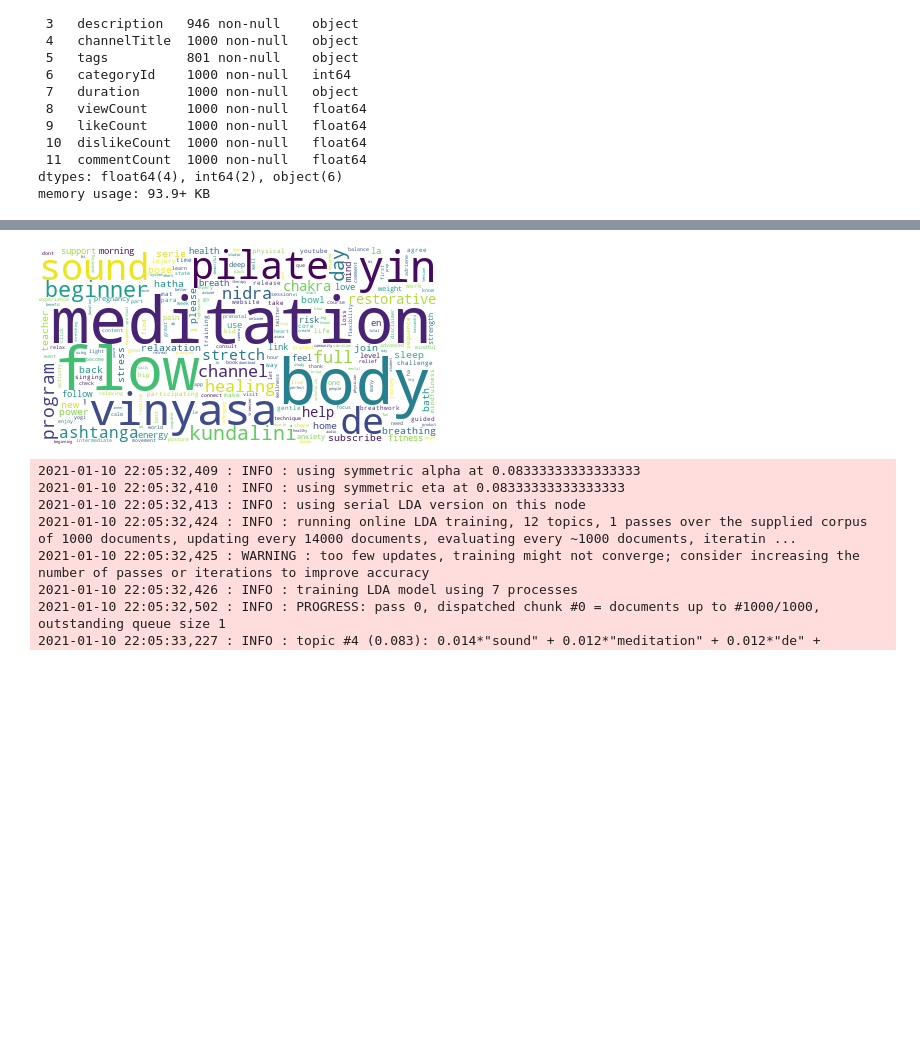
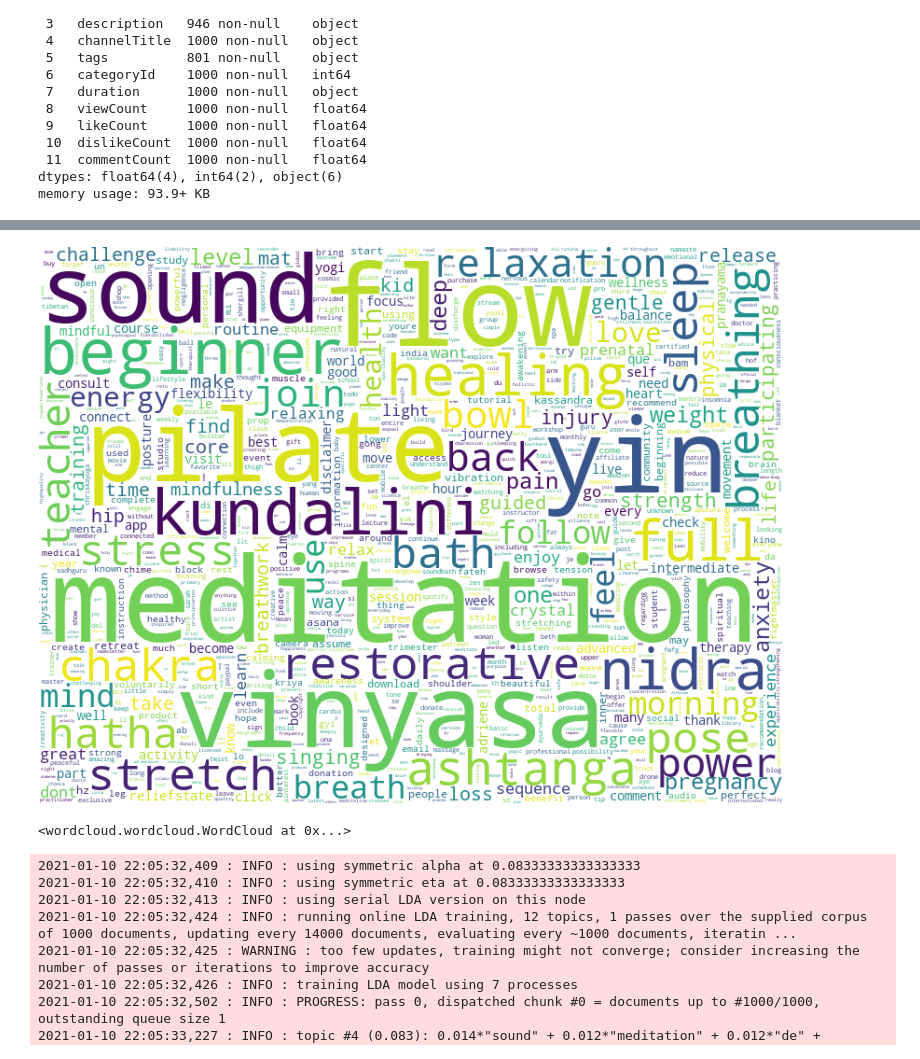
Before and after one commit to thejoshchow/youtube_yoga, a Jupyter notebook: notebooks/lda_hopefully_final.ipynb, the cells around one changed output, grey strips where cells are left out. Saved outputs shown, nothing was run; the diff lists cells and outputs as text; code cells hidden in the pictures; blank space fills up the shorter version.

```diff
--- a/notebooks/lda_hopefully_final.ipynb
+++ b/notebooks/lda_hopefully_final.ipynb
@@ -49,7 +49,7 @@ stop_words = stopwords.words('english')
 channel_stop = list(df['channelTitle'].unique())
 stop_words.extend(channel_stop)
 # %%
-yoga_stopwords = ['yoga', 'music', 'minute', 'min', 'music', 'teach', 'practice', 'song', 'class', 'playlist', 'none', 'facebook', 'instagram', 'online', 'web', 'exercise', 'video', 'workout', 'free']
+yoga_stopwords = ['yoga', 'music', 'minute', 'min', 'music', 'teach', 'practice', 'song', 'class', 'playlist', 'none', 'facebook', 'instagram', 'online', 'web', 'exercise', 'video', 'workout', 'free', 'channel', 'home', 'subscribe', 'support', 'series', 'day', 'fitness', 'link', 'risk', 'youtube', 'de', 'website', 'program', 'help', 'content', 'new', 'please', 'work', 'share', 'para', 'ha', 'first', 'technique', 'en', 'twitter', 'la', 'body']
 stop_words.extend(yoga_stopwords)
 # %%
 lem = WordNetLemmatizer()
@@ -131,23 +131,27 @@ corpus = [dictionary.doc2bow(text) for text in texts]
 # %%
 # Import the wordcloud library
 from wordcloud import WordCloud
 import itertools
 
 # Join the different processed titles together
 list_of_words = list(itertools.chain.from_iterable(texts))
 long_string = ','.join(word for word in list_of_words)
 long_string
 
 # # Create a WordCloud object
-wordcloud = WordCloud(background_color="white", max_words=1000, contour_width=3, contour_color='steelblue', collocations = False,  random_state=1)
+wordcloud = WordCloud(background_color="white", max_words=1000, width=800, height=600, contour_width=3, contour_color='steelblue', collocations = False,  random_state=1)
 
 # # Generate a word cloud
 wordcloud.generate(long_string)
 
 # # Visualize the word cloud
 wordcloud.to_image()
 # %% [output]
-[figure, old version]
+[figure, new version]
+# %%
+wordcloud.to_file('wordcloud.png')
+# %% [output]
+<wordcloud.wordcloud.WordCloud at 0x...>
 # %%
 from gensim import models
 lda = models.LdaMulticore(corpus, passes=50, id2word=dictionary, num_topics=12)
```
Also changed, not shown: parts of 2 cells of this notebook, 5 other files.
